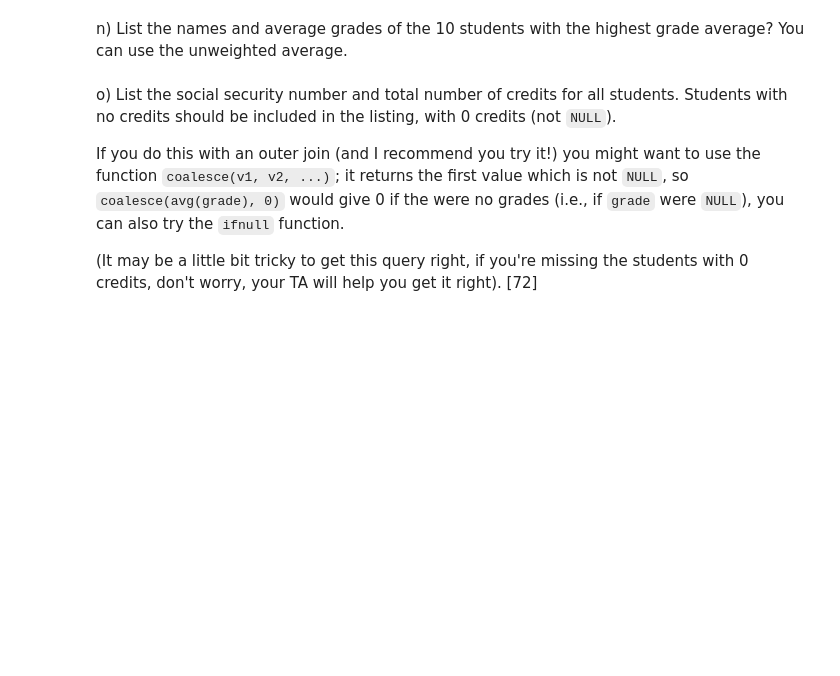
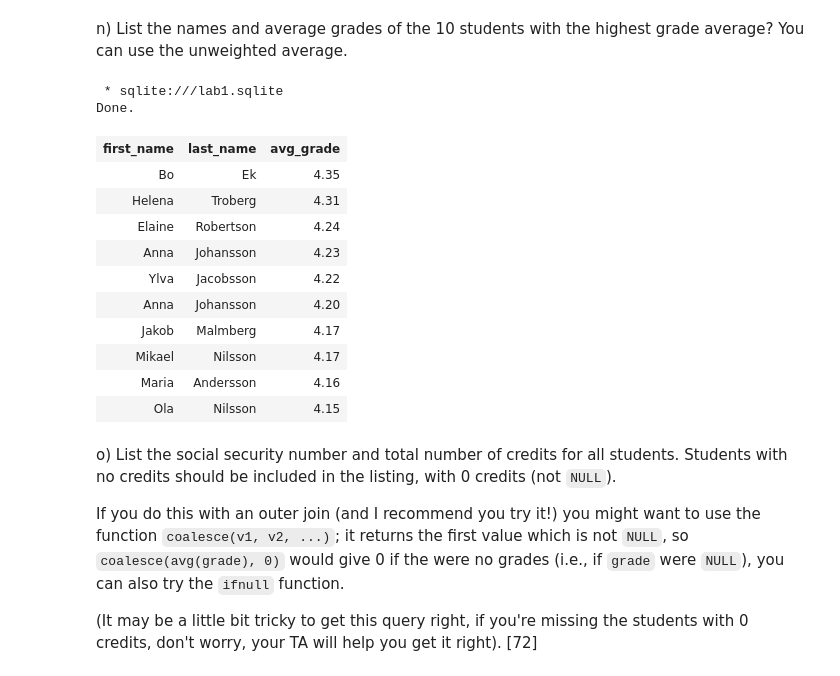
Before and after one commit to MarcusBegic/databas, a Jupyter notebook: lab1/lab1.ipynb, the cells around one changed output. Drawn from its saved outputs; the diff is of its cells as text; code cells hidden in the pictures; blank space fills up the shorter version.

```diff
--- a/lab1/lab1.ipynb
+++ b/lab1/lab1.ipynb
@@ -609,7 +614,32 @@ n) List the names and average grades of the 10 students with
    average.
 # %%
 %%sql
-select student.first_name, student.second_name, avg(take)
+WITH
+    avg_grade_of_students AS (
+        SELECT ssn, grade
+        FROM taken_courses
+    )
+    SELECT first_name, last_name, printf("%.2f",AVG(grade)) as avg_grade
+    FROM avg_grade_of_students
+    INNER JOIN students
+    USING (ssn)
+    GROUP BY ssn
+    ORDER BY -avg_grade
+    LIMIT 10
+# %% [output]
+ * sqlite:///lab1.sqlite
+Done.
+| first_name | last_name | avg_grade |
+| Bo | Ek | 4.35 |
+| Helena | Troberg | 4.31 |
+| Elaine | Robertson | 4.24 |
+| Anna | Johansson | 4.23 |
+| Ylva | Jacobsson | 4.22 |
+| Anna | Johansson | 4.20 |
+| Jakob | Malmberg | 4.17 |
+| Mikael | Nilsson | 4.17 |
+| Maria | Andersson | 4.16 |
+| Ola | Nilsson | 4.15 |
 # %% [markdown]
 o) List the social security number and total number of
    credits for all students. Students with no credits should
```
Also changed, not shown: parts of 5 cells of this notebook, 1 other file.
